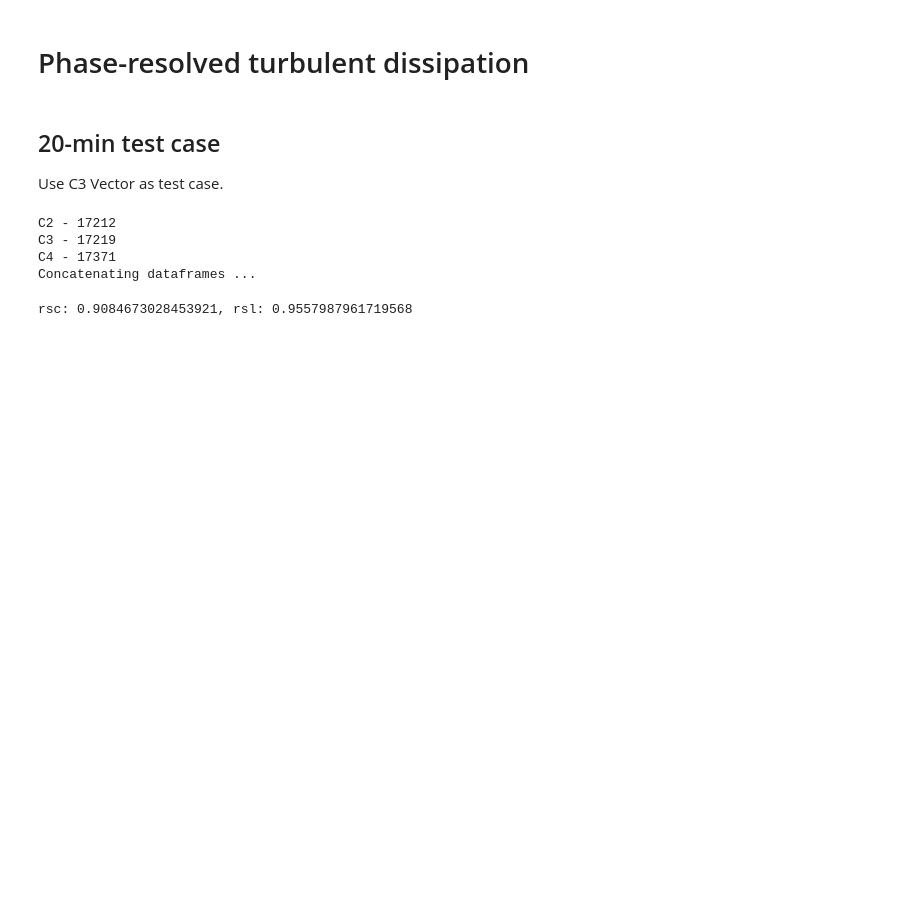
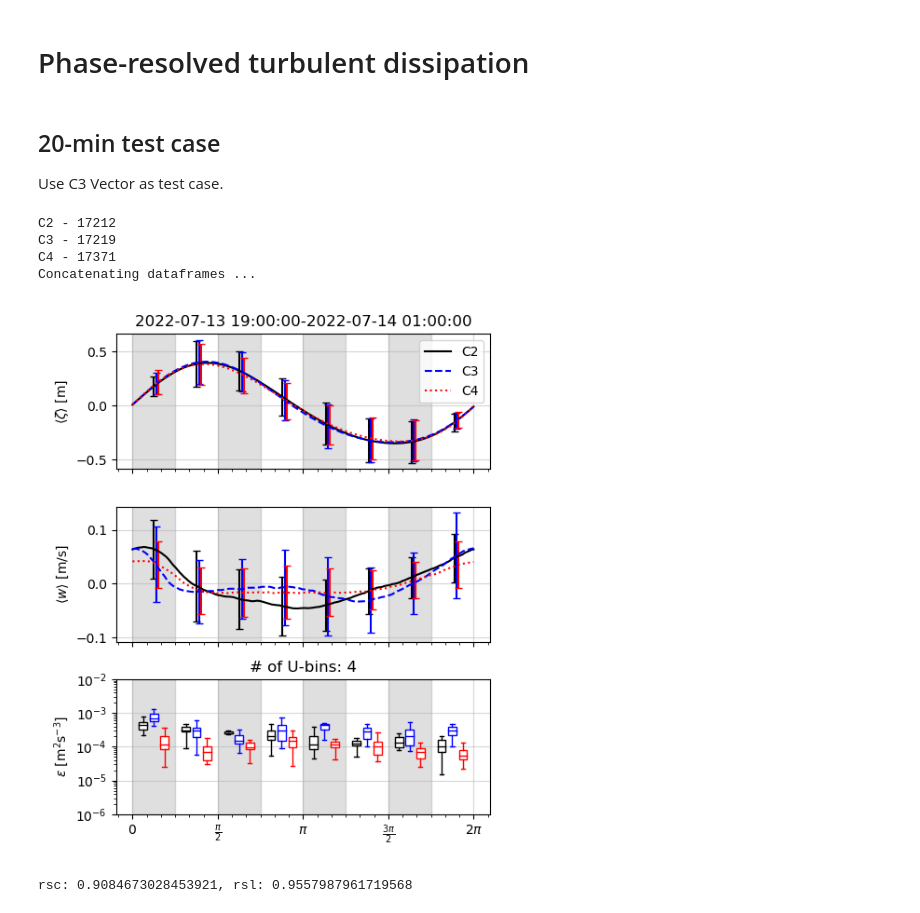
Before and after one commit to mikapm/pyROXSI, a Jupyter notebook: roxsi_pyfuns/notebooks/phase_resolved_diss.ipynb, the cells around one changed output. Saved outputs shown, nothing was run; the diff lists cells and outputs as text; code cells hidden in the pictures; blank space fills up the shorter version.

```diff
--- a/roxsi_pyfuns/notebooks/phase_resolved_diss.ipynb
+++ b/roxsi_pyfuns/notebooks/phase_resolved_diss.ipynb
@@ -53,7 +53,7 @@ ncyc = 8
 r2_thresh = 0.9
 # Sample period
 # t0 = pd.Timestamp('2022-07-14 14:00:00')
-t0 = pd.Timestamp('2022-07-13 07:00:00')
+t0 = pd.Timestamp('2022-07-13 19:00:00')
 # t0 = pd.Timestamp('2022-07-19 06:00:00')
 t1 = t0 + pd.Timedelta(hours=6)
 spd = 60 * 60 * 24 # Seconds per day
@@ -78,11 +78,11 @@ u_subseg =  {'{}'.format(m): Us for m in mids}
 # Define number of bins to use for advection speed U (1-4)
 nbins = 4
 # Define type of fit to use for dissipation rate calculation
-fit = 'linear'
+fit = 'curve'
 
 # Test plot 1, k-spectra and -5/3 fits
-plot1 = True
-plot2 = False
+plot1 = False
+plot2 = True
 
 # Iterate over C2, C3, C4 moorings
 for mid, ser in zip(mids, sers):
@@ -206,7 +206,7 @@ for mid, ser in zip(mids, sers):
             ki = np.linspace(kmin, kmax, n_int) # Interp. target k's
             # Initialize dict to store spectral dataframes for different ranges
             # of the advection velocity U
-            dfsi = {}
+            dfsi = {} # k-spec dataframes
             for nb in range(1, nbins+1):
                 dfsi['{}'.format(nb)] = {}
             for i in range(ncyc):
@@ -281,7 +281,7 @@ for mid, ser in zip(mids, sers):
                             dfsi['4']['q{}'.format(n)])
 
         # Concatenate spectral dataframes
-        dfs = {}#, '2': {}, '3': {}}#, '4': {}}
+        dfs = {} # Dataframes to concatenate
         for nb in range(1, nbins+1):
             dfs['{}'.format(nb)] = {}
         for n in range(1, ncyc+1):
@@ -490,33 +490,34 @@ if plot2:
         # Grid
         ax.grid(alpha=0.5)
 
     # Axis labels
     axes[0].set_title('{}-{}'.format(t0, t1))
     axes[0].set_ylabel(r'$\langle \zeta \rangle$ [m]')
     axes[1].set_ylabel(r'$\langle w \rangle$ [m/s]')
     axes[2].set_ylabel(r'$\epsilon$ $[\mathrm{m}^2 \mathrm{s}^{-3}]$')
 
     axes[2].set_title('# of U-bins: {}'.format(nbins))
 
     # Legend on top row
     handles, labels = axes[0].get_legend_handles_labels()
     # remove the errorbars
     handles = [h[0] for h in handles]
     # use them in the legend
     axes[0].legend(handles, labels, loc='upper right')
 
     # Set dissipation rate y scale to log
     axes[2].set_yscale('log')
     axes[2].set_ylim([1e-6, 1e-2])
 
     plt.tight_layout()
     plt.show()
     # plt.close()
 # %% [output]
 C2 - 17212
 C3 - 17219
 C4 - 17371
 Concatenating dataframes ...
+[figure, added]
 # %%
 from scipy.optimize import curve_fit
 
```
